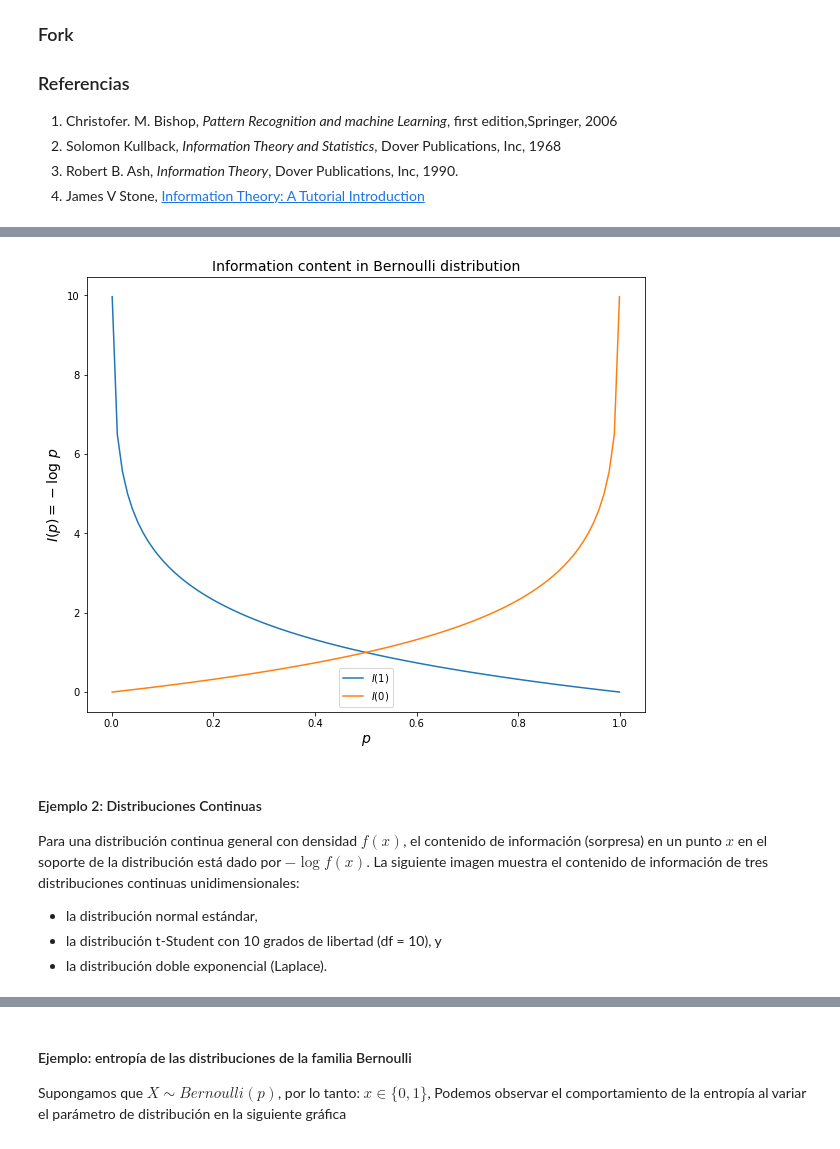
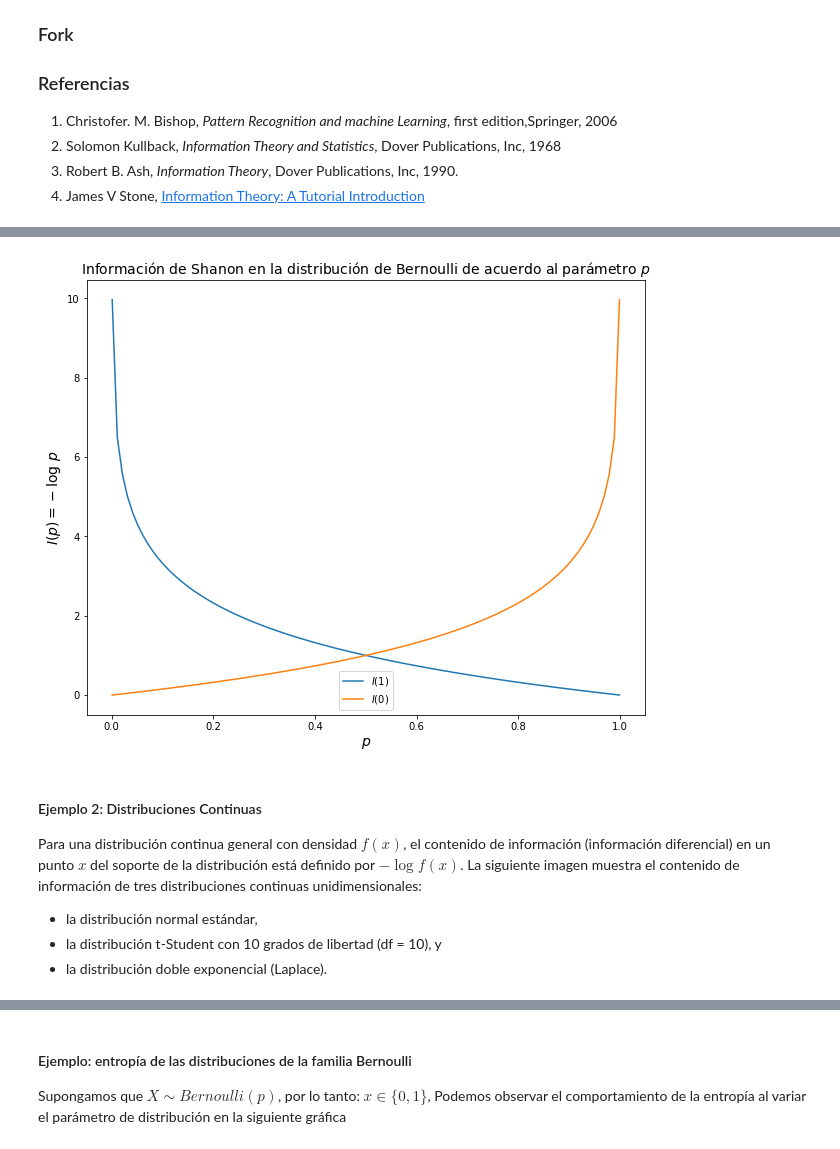
Before and after one commit to AprendizajeProfundo/Ciencia-de-Datos, a Jupyter notebook: Cuadernos/Teoria_Informacion.ipynb, the cells around one changed output, grey strips where cells are left out. Drawn from its saved outputs; the diff is of its cells as text; code cells hidden in the pictures.

```diff
--- a/Cuadernos/Teoria_Informacion.ipynb
+++ b/Cuadernos/Teoria_Informacion.ipynb
@@ -47,26 +54,26 @@ Supongamos que $ X \sim Bernoulli(p)$, por lo tanto: $ x \in \{0,1 \} $. Podemos
 # %%
 import matplotlib.pyplot as plt
 import numpy as np
 from scipy import stats
 
 fig=plt.figure(figsize=(10, 8))
 
-plt.title('Information content in Bernoulli distribution',fontsize=14)
+plt.title('Información de Shanon en la distribución de Bernoulli de acuerdo al parámetro $p$',fontsize=14)
 p=np.linspace(1e-3,1-1e-3,100)
 I_1=-np.log2(p)
 I_0=-np.log2(1-p)
 plt.plot(p,I_1,label=r"$I(1)$")
 plt.plot(p,I_0,label=r"$I(0)$")
 plt.xlabel("$p$", fontsize = 14)
 plt.ylabel("$I(p) = -\log \ p$", fontsize = 14)
 plt.legend()
 plt.show()
 # %% [output]
-[figure, old version]
+[figure, new version]
 # %% [markdown]
 <h4> Ejemplo 2: Distribuciones Continuas </h4>
 
-Para una distribución continua general con densidad $ f(x) $, el contenido de información (sorpresa) en un punto $ x $ en el soporte de la distribución está dado por $ -\log f(x) $. La siguiente imagen muestra el contenido de información de tres distribuciones continuas unidimensionales:
+Para una distribución continua general con densidad $ f(x) $, el contenido de información (información diferencial) en un punto $ x $ del soporte de la distribución está definido por $ -\log f(x) $. La siguiente imagen muestra el contenido de información de tres distribuciones continuas unidimensionales:
 
 - la distribución normal estándar,
 - la distribución t-Student con 10 grados de libertad (df = 10), y
```
Also changed, not shown: parts of 3 cells of this notebook, 2 other files.
